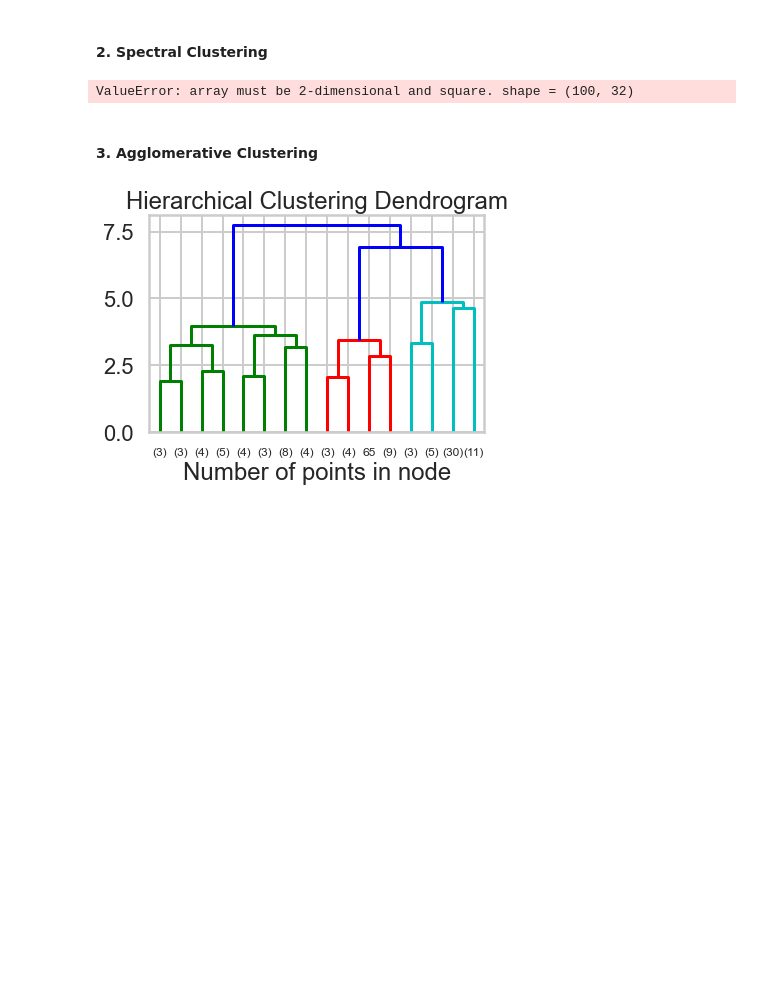
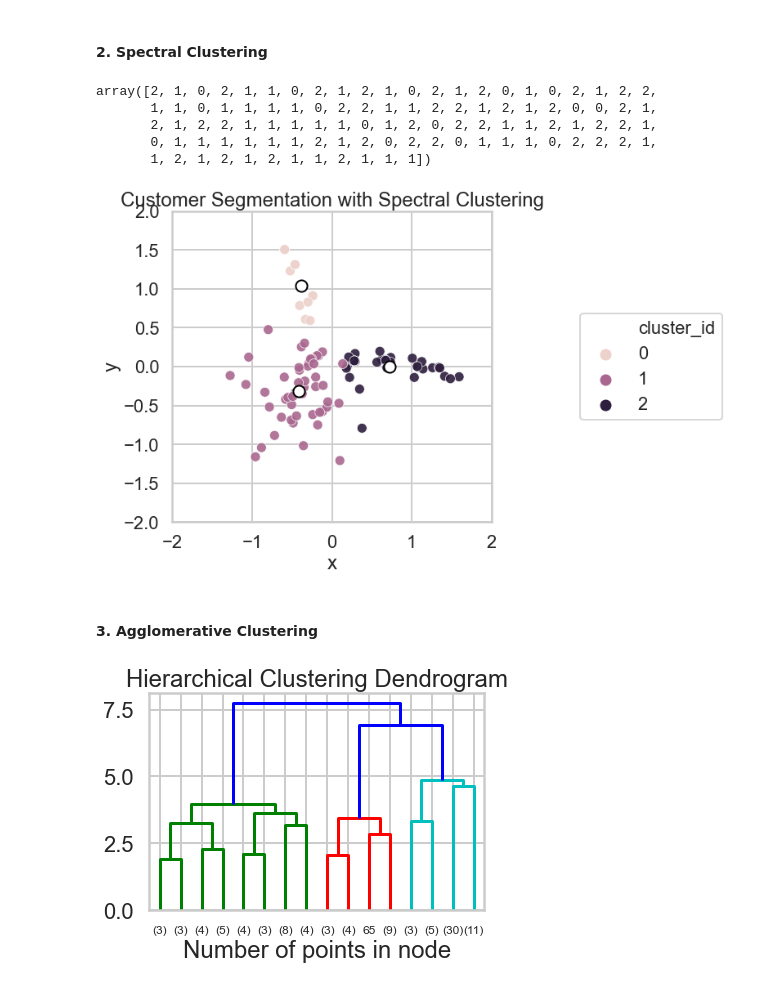
Before and after one commit to gracetang770/DSC-projects, a Jupyter notebook: Unit 15.6 K-Means Clustering and PCA/Clustering Case Study - Customer Segmentation with K-Means - Tier 3_GraceTang.ipynb, the cells around one changed output. Saved outputs shown, nothing was run; the diff lists cells and outputs as text; code cells hidden in the pictures; blank space fills up the shorter version.

```diff
--- a/Unit 15.6 K-Means Clustering and PCA/Clustering Case Study - Customer Segmentation with K-Means - Tier 3_GraceTang.ipynb
+++ b/Unit 15.6 K-Means Clustering and PCA/Clustering Case Study - Customer Segmentation with K-Means - Tier 3_GraceTang.ipynb
@@ -938,14 +938,35 @@ print(y_points)
 # %% [markdown]
 #### 2. Spectral Clustering
-# %%
-# 2. Spectral clustering
-
-from sklearn.cluster import spectral_clustering
-spectral_clustering(X, n_clusters=3)
-# %% [output]
-ValueError: array must be 2-dimensional and square. shape = (100, 32)
+# %%
+# 2. Spectral clustering
+#spectral clustering requires a symmetric matrix.
+#using cosine_similarity to compare each customers with every other customers will produce for us a symmetric matrix.
+
+from sklearn.cluster import spectral_clustering
+from sklearn.metrics.pairwise import cosine_similarity
+
+#first create the symmetric matrix.
+symmetric_matrix = np.empty([100,100])
+
+for i in range(100):
+    row = np.empty([1, 100])
+    for j in range(100):
+        single = cosine_similarity([X[i]],[X[j]], 'cosine')
+        row[0,j] = single[0]
+    symmetric_matrix[i] = row
+
+#Use the symmetric matrix for spectral clustering.Try n=3 clusters, as we did with K-Means.
+sc = spectral_clustering(symmetric_matrix, n_clusters=3)
+sc
+# %% [output]
+array([2, 1, 0, 2, 1, 1, 0, 2, 1, 2, 1, 0, 2, 1, 2, 0, 1, 0, 2, 1, 2, 2,
+       1, 1, 0, 1, 1, 1, 1, 0, 2, 2, 1, 1, 2, 2, 1, 2, 1, 2, 0, 0, 2, 1,
+       2, 1, 2, 2, 1, 1, 1, 1, 1, 0, 1, 2, 0, 2, 2, 1, 1, 2, 1, 2, 2, 1,
+       0, 1, 1, 1, 1, 1, 1, 2, 1, 2, 0, 2, 2, 0, 1, 1, 1, 0, 2, 2, 2, 1,
+       1, 2, 1, 2, 1, 2, 1, 1, 2, 1, 1, 1])
 # %%
-#PCA with 2 components
+#visualize the efficacy of spectral clustering with a graph.
+
 from sklearn.decomposition import PCA
 X = x_cols
 pca = PCA(n_components=2)
@@ -954,43 +975,39 @@ results_x = []
 results_y = []
 for i in range(100):
     results_x.append(results[i][0])
     results_y.append(results[i][1])
 
-#Affinity Propagation
-from sklearn.cluster import AffinityPropagation
-ap = AffinityPropagation()
-results = ap.fit(X)
 
 df_pca = df_responses[['customer_name']].melt()[['value']] #We use melt() to unpivot our earlier df.
 df_pca.columns = ['customer_name'] #rename the column
-df_pca['cluster_id'] = ap.labels_
+df_pca['cluster_id'] = sc #use the spectral clustering results from earlier.
 df_pca['x'] = results_x
 df_pca['y'] = results_y
 df_pca.head()
 
 
 #Plot a scatterplot of the `x` vs `y` columns
 #Color-code points differently based on cluster ID
 
 fig, ax = plt.subplots(figsize=(7,7))
-_=plt.title('Customer Segmentation with Affinity Propagation')
+_=plt.title('Customer Segmentation with Spectral Clustering')
 _=plt.xlim([-2, 2])
 _=plt.ylim([-2, 2])
 
-_=sns.scatterplot(data=df_pca, x='x',y='y', hue='cluster_id', alpha = 0.75, legend=False)
+_=sns.scatterplot(data=df_pca, x='x',y='y', hue='cluster_id', alpha = 0.9, legend='full')
 
 # Draw circles at cluster centers
 center_x=[]
 center_y=[]
 for i in df_pca.cluster_id.unique():
     x = np.mean(df_pca.x[df_pca.cluster_id==i])
     y = np.mean(df_pca.y[df_pca.cluster_id==i])
     center_x.append(x)
     center_y.append(y)
 _=plt.scatter(center_x, center_y, marker='o', c="white", alpha=1, s=200, edgecolor='k')
-
-number_clusters = len(np.unique(ap.labels_))
-print('Affinity Propagation: number of clusters found =', number_clusters)
+_=ax.legend(loc='center left', bbox_to_anchor=(1.25, 0.5), ncol=1)
+# %% [output]
+[figure, added]
 # %% [markdown]
 #### 3. Agglomerative Clustering
 # %%
```
Also changed, not shown: parts of 3 cells of this notebook.
